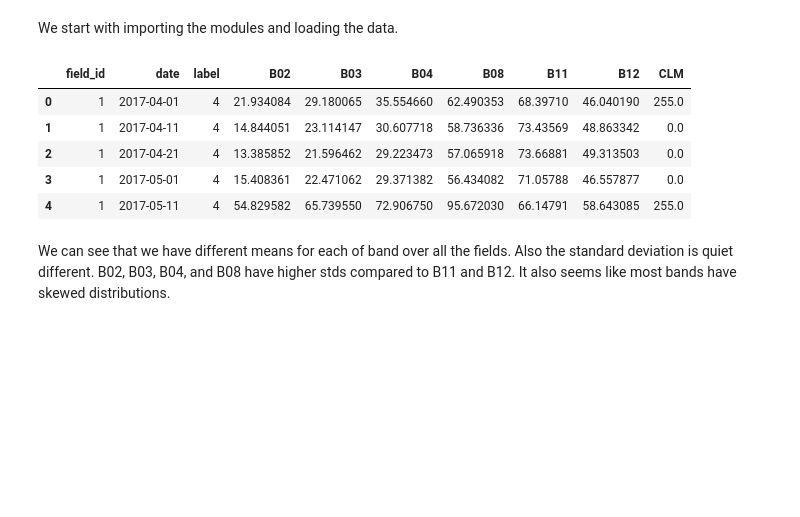
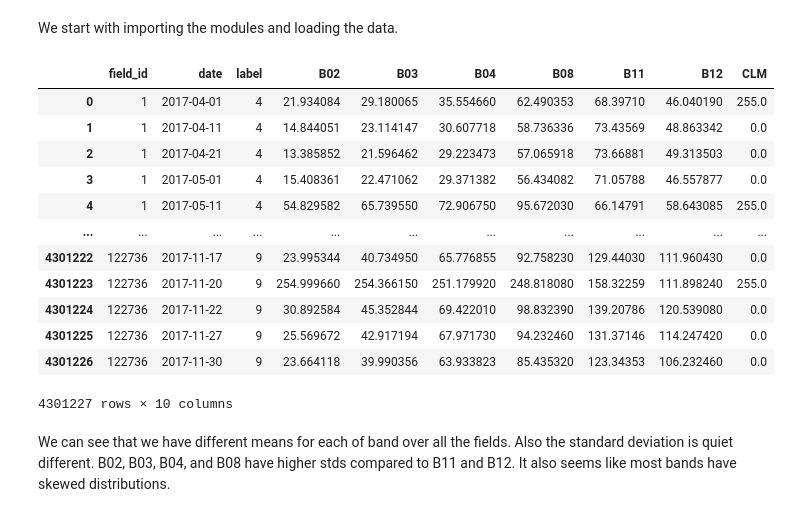
Before and after one commit to Fbehr-data/Radiant-Earth-Spot-Crop, a Jupyter notebook: notebooks/EDA_general_and_CLM.ipynb, the cells around one changed output. Drawn from its saved outputs; the diff is of its cells as text; code cells hidden in the pictures; blank space fills up the shorter version.

```diff
--- a/notebooks/EDA_general_and_CLM.ipynb
+++ b/notebooks/EDA_general_and_CLM.ipynb
@@ -36,17 +36,24 @@ sns.set(rc = {"figure.figsize":(6,3)})
 # %%
 # set the directory of the data
 OUTPUT_DIR = '../data'
 
 # load the base data from the CSV files
 df = pd.read_csv(f'{OUTPUT_DIR}/mean_band_perField_perDate.csv')
-df.head()
+df
 # %% [output]
 |  | field_id | date | label | B02 | B03 | B04 | B08 | B11 | B12 | CLM |
 | 0 | 1 | 2017-04-01 | 4 | 21.934084 | 29.180065 | 35.554660 | 62.490353 | 68.39710 | 46.040190 | 255.0 |
 | 1 | 1 | 2017-04-11 | 4 | 14.844051 | 23.114147 | 30.607718 | 58.736336 | 73.43569 | 48.863342 | 0.0 |
 | 2 | 1 | 2017-04-21 | 4 | 13.385852 | 21.596462 | 29.223473 | 57.065918 | 73.66881 | 49.313503 | 0.0 |
 | 3 | 1 | 2017-05-01 | 4 | 15.408361 | 22.471062 | 29.371382 | 56.434082 | 71.05788 | 46.557877 | 0.0 |
 | 4 | 1 | 2017-05-11 | 4 | 54.829582 | 65.739550 | 72.906750 | 95.672030 | 66.14791 | 58.643085 | 255.0 |
+| ... | ... | ... | ... | ... | ... | ... | ... | ... | ... | ... |
+| 4301222 | 122736 | 2017-11-17 | 9 | 23.995344 | 40.734950 | 65.776855 | 92.758230 | 129.44030 | 111.960430 | 0.0 |
+| 4301223 | 122736 | 2017-11-20 | 9 | 254.999660 | 254.366150 | 251.179920 | 248.818080 | 158.32259 | 111.898240 | 255.0 |
+| 4301224 | 122736 | 2017-11-22 | 9 | 30.892584 | 45.352844 | 69.422010 | 98.832390 | 139.20786 | 120.539080 | 0.0 |
+| 4301225 | 122736 | 2017-11-27 | 9 | 25.569672 | 42.917194 | 67.971730 | 94.232460 | 131.37146 | 114.247420 | 0.0 |
+| 4301226 | 122736 | 2017-11-30 | 9 | 23.664118 | 39.990356 | 63.933823 | 85.435320 | 123.34353 | 106.232460 | 0.0 |
+4301227 rows × 10 columns
 # %%
 # convert the date column to datetime object
 df['date'] = pd.to_datetime(df['date'])
```
Also changed, not shown: 6 other files.
